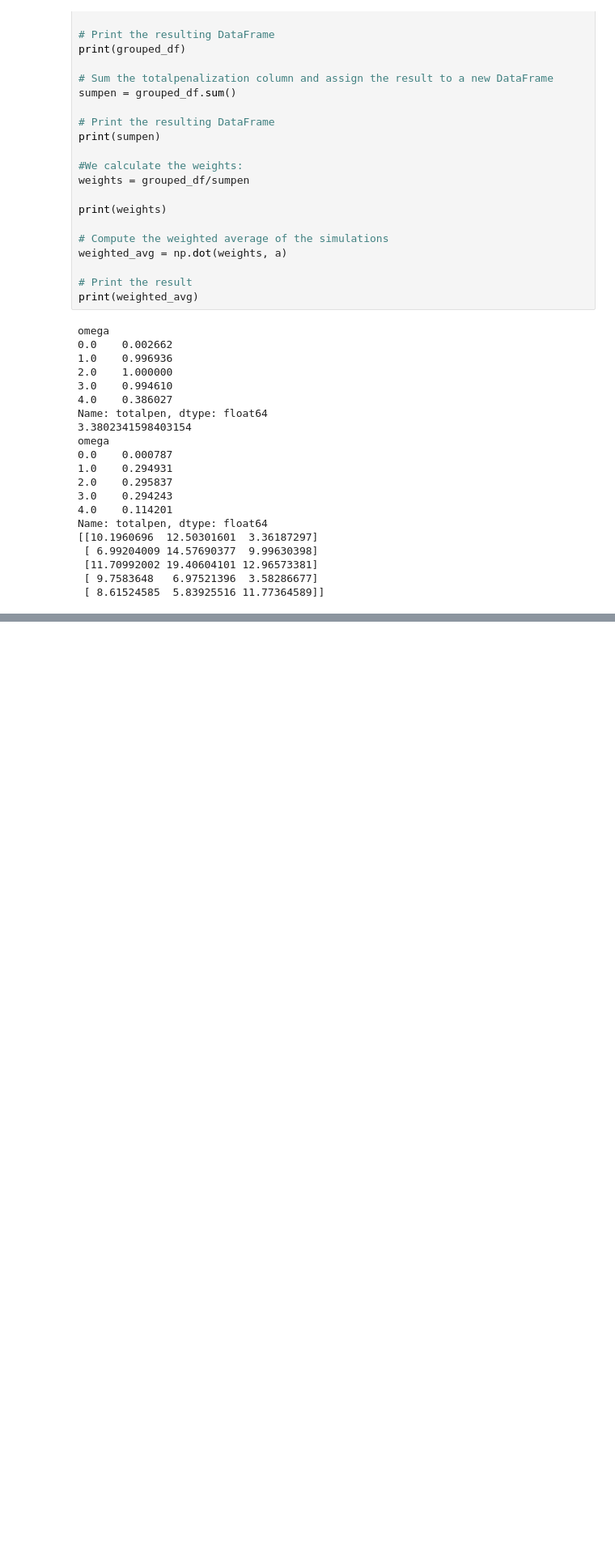
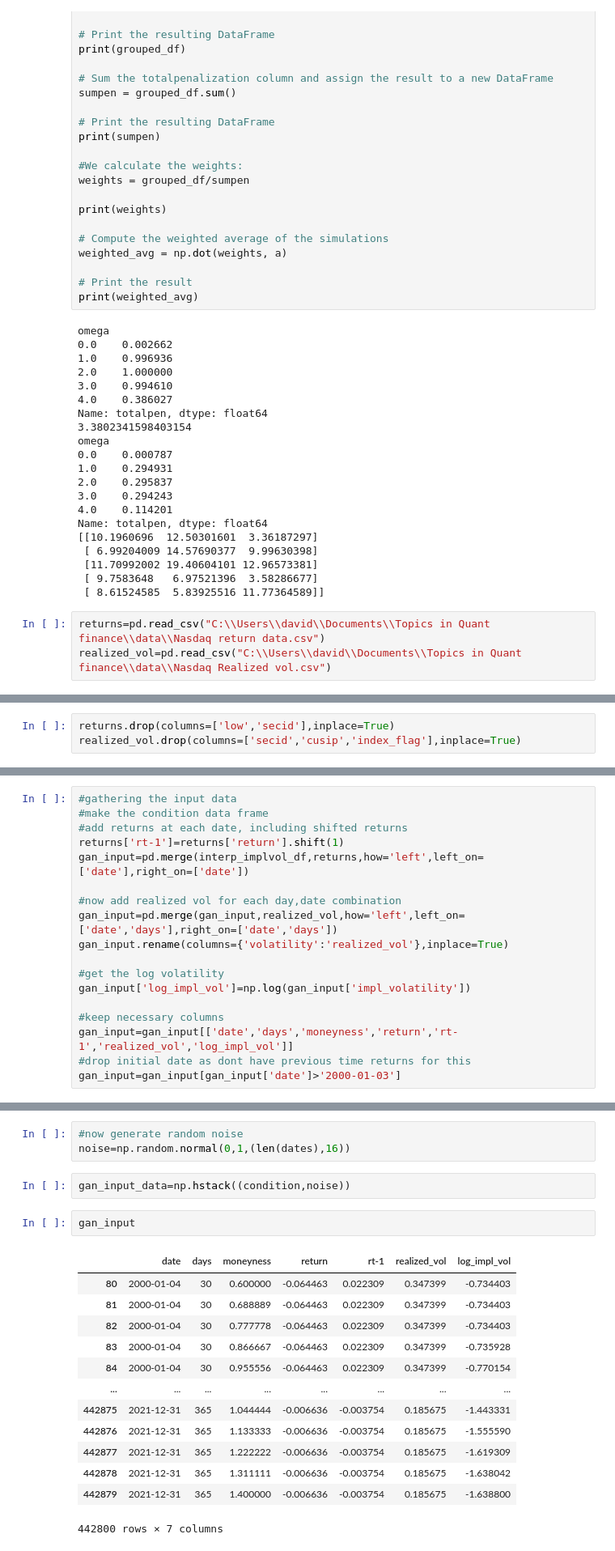
Before and after one commit to DavidMal101/Topics-in-Quant-Finance, a Jupyter notebook: Topics in Quant Finance.ipynb, the cells around one changed output, grey strips where cells are left out. Shown at 81% size. Cells and saved outputs as stored; diff of their text form; blank space fills up the shorter version.

Commit message:
Added Conditional Gan

```diff
--- a/Topics in Quant Finance.ipynb
+++ b/Topics in Quant Finance.ipynb
@@ -773,3 +771,6 @@ Name: totalpen, dtype: float64
  [11.70992002 19.40604101 12.96573381]
  [ 9.7583648   6.97521396  3.58286677]
  [ 8.61524585  5.83925516 11.77364589]]
+# %%
+returns=pd.read_csv("C:\\Users\\david\\Documents\\Topics in Quant finance\\data\\Nasdaq return data.csv")
+realized_vol=pd.read_csv("C:\\Users\\david\\Documents\\Topics in Quant finance\\data\\Nasdaq Realized vol.csv")
@@ -775,0 +793,3 @@ Name: totalpen, dtype: float64
+# %%
+returns.drop(columns=['low','secid'],inplace=True)
+realized_vol.drop(columns=['secid','cusip','index_flag'],inplace=True)
@@ -775,0 +821,18 @@ Name: totalpen, dtype: float64
+# %%
+#gathering the input data
+#make the condition data frame
+#add returns at each date, including shifted returns
+returns['rt-1']=returns['return'].shift(1)
+gan_input=pd.merge(interp_implvol_df,returns,how='left',left_on=['date'],right_on=['date'])
+
+#now add realized vol for each day,date combination
+gan_input=pd.merge(gan_input,realized_vol,how='left',left_on=['date','days'],right_on=['date','days'])
+gan_input.rename(columns={'volatility':'realized_vol'},inplace=True)
+
+#get the log volatility
+gan_input['log_impl_vol']=np.log(gan_input['impl_volatility'])
+
+#keep necessary columns
+gan_input=gan_input[['date','days','moneyness','return','rt-1','realized_vol','log_impl_vol']]
+#drop initial date as dont have previous time returns for this
+gan_input=gan_input[gan_input['date']>'2000-01-03']
@@ -775,0 +858,21 @@ Name: totalpen, dtype: float64
+# %%
+#now generate random noise
+noise=np.random.normal(0,1,(len(dates),16))
+# %%
+gan_input_data=np.hstack((condition,noise))
+# %%
+gan_input
+# %% [output]
+|  | date | days | moneyness | return | rt-1 | realized_vol | log_impl_vol |
+| 80 | 2000-01-04 | 30 | 0.600000 | -0.064463 | 0.022309 | 0.347399 | -0.734403 |
+| 81 | 2000-01-04 | 30 | 0.688889 | -0.064463 | 0.022309 | 0.347399 | -0.734403 |
+| 82 | 2000-01-04 | 30 | 0.777778 | -0.064463 | 0.022309 | 0.347399 | -0.734403 |
+| 83 | 2000-01-04 | 30 | 0.866667 | -0.064463 | 0.022309 | 0.347399 | -0.735928 |
+| 84 | 2000-01-04 | 30 | 0.955556 | -0.064463 | 0.022309 | 0.347399 | -0.770154 |
+| ... | ... | ... | ... | ... | ... | ... | ... |
+| 442875 | 2021-12-31 | 365 | 1.044444 | -0.006636 | -0.003754 | 0.185675 | -1.443331 |
+| 442876 | 2021-12-31 | 365 | 1.133333 | -0.006636 | -0.003754 | 0.185675 | -1.555590 |
+| 442877 | 2021-12-31 | 365 | 1.222222 | -0.006636 | -0.003754 | 0.185675 | -1.619309 |
+| 442878 | 2021-12-31 | 365 | 1.311111 | -0.006636 | -0.003754 | 0.185675 | -1.638042 |
+| 442879 | 2021-12-31 | 365 | 1.400000 | -0.006636 | -0.003754 | 0.185675 | -1.638800 |
+442800 rows × 7 columns
```
Also changed, not shown: parts of 37 cells of this notebook.
